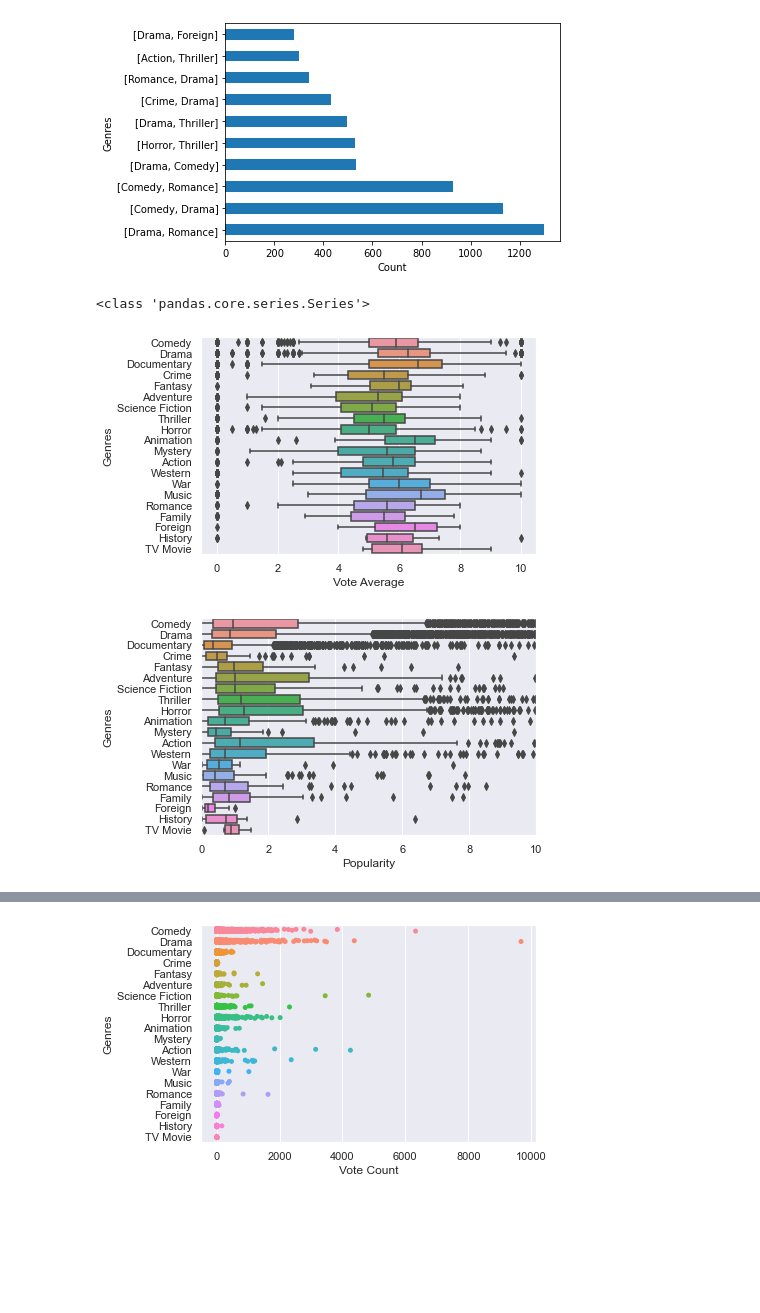
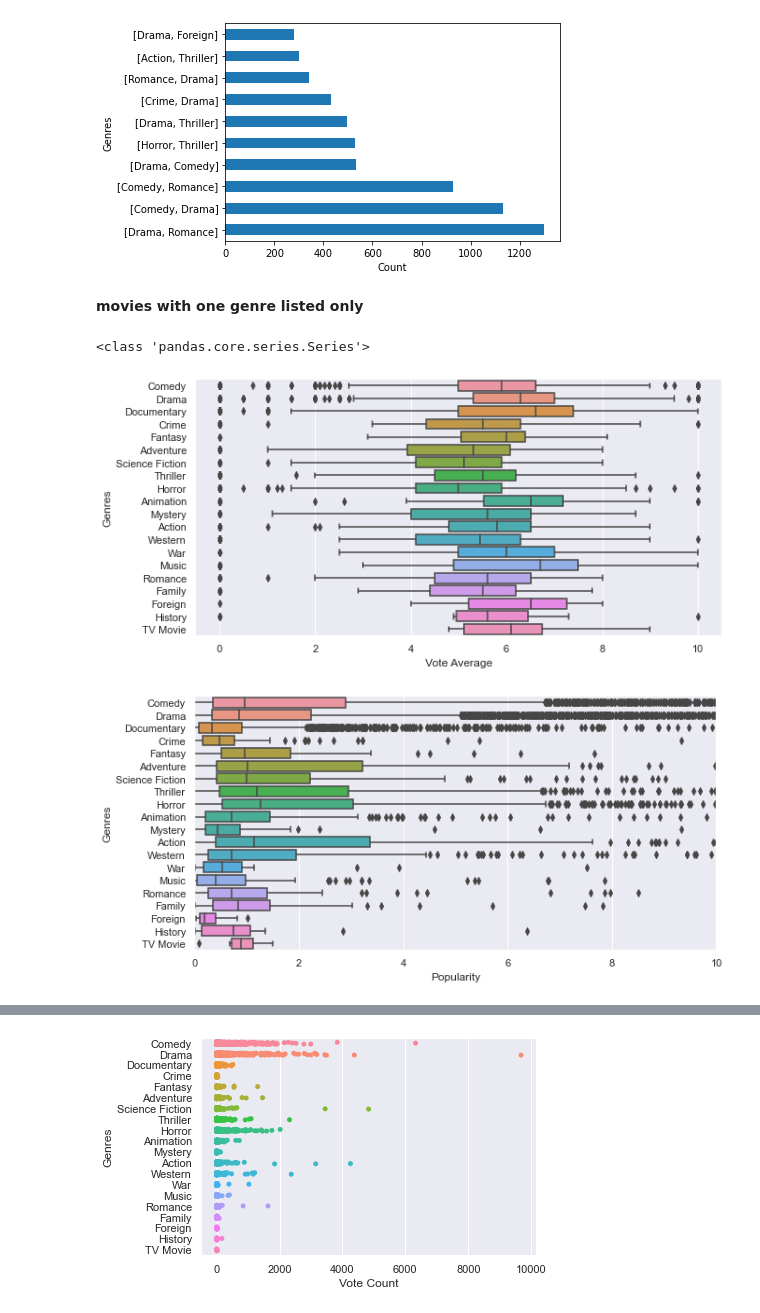
Before and after one commit to sathwikkes/Movie-Recommender-System, a Jupyter notebook: moviedataproject.ipynb, the cells around one changed output, grey strips where cells are left out. Saved outputs shown, nothing was run; the diff lists cells and outputs as text; code cells hidden in the pictures; blank space fills up the shorter version.

```diff
--- a/moviedataproject.ipynb
+++ b/moviedataproject.ipynb
@@ -133,8 +159,8 @@ movies['genres'] = movies['genres'].fillna('[]').apply(literal_eval).apply(lambd
 movies['production_countries'] = movies['production_countries'].fillna('[]').apply(literal_eval).apply(lambda x: [i['name'] for i in x] if isinstance(x, list) else [])
 # %%
 #cleanly organizes the column to simply display only companies
-movies['production_companies'] = movies['production_companies'].fillna('[]').apply(literal_eval)
-movies['production_companies'] = movies['production_companies'].apply(lambda x: [i['name'] for i in x] if isinstance(x,list) else [])
+#movies['production_companies'] = movies['production_companies'].fillna('[]').apply(ast.literal_eval)
+#movies['production_companies'] = movies['production_companies'].apply(lambda x: [i['name'] for i in x] if isinstance(x,list) else [])
 # %%
 #checking how many null values there are for each column/feature
 missing = pd.concat([movies.isnull().sum(), 100 * movies.isnull().mean()], axis=1)
@@ -348,0 +386,3 @@ movies[movies['release_date'] > '2018-01-01 00:00:00']
+# %%
+movies['year'] = movies['release_date'].dt.year
+movies['year'].head(10)
@@ -348,0 +402,3 @@ movies[movies['release_date'] > '2018-01-01 00:00:00']
+# %%
+movies['day'] = movies['release_date'].dt.day
+movies['month'] = movies['release_date'].dt.month
@@ -606,6 +769,8 @@ plt.ylabel('Genres')
 # %% [output]
 Text(0, 0.5, 'Genres')
 [figure]
+# %% [markdown]
+**movies with one genre listed only**
 # %%
 movie_genres_key=movie_with_one['genres'].apply(lambda x: '_'.join((map(str,x))))
 # %%
@@ -615,20 +780,22 @@ print(type(movie_genres_key))
 # %%
 sns.set()
 # %%
+_ = plt.figure(figsize=(10,5))
 _ = sns.boxplot(data = movie_with_one, y=movie_genres_key, x='vote_average', orient = "h")
 _ = plt.xlabel('Vote Average')
 _ = plt.ylabel('Genres')
 plt.show()
 # %% [output]
-[figure, old version]
+[figure, new version]
 # %%
 #zoomed into the plot for a better view
+_ = plt.figure(figsize=(10,5))
 _ = sns.boxplot(data = movie_with_one, y=movie_genres_key, x='popularity', orient = "h")
 _ = plt.xlabel('Popularity')
 _ = plt.ylabel('Genres')
 _ = plt.xlim(0,10)
 plt.show()
 # %% [output]
-[figure, old version]
+[figure, new version]
 # %%
 #zoomed into the plot for a better view
```
Also changed, not shown: parts of 114 cells of this notebook.
